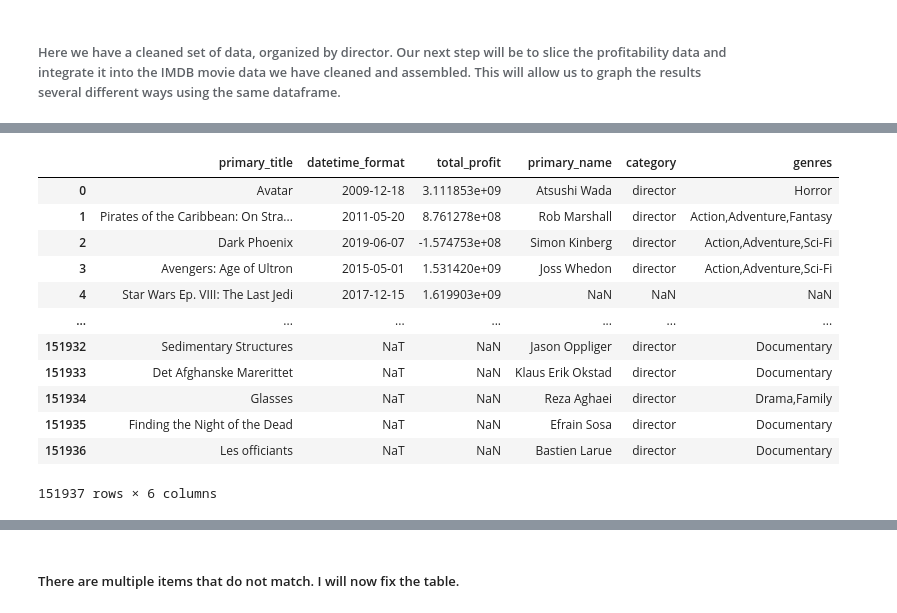
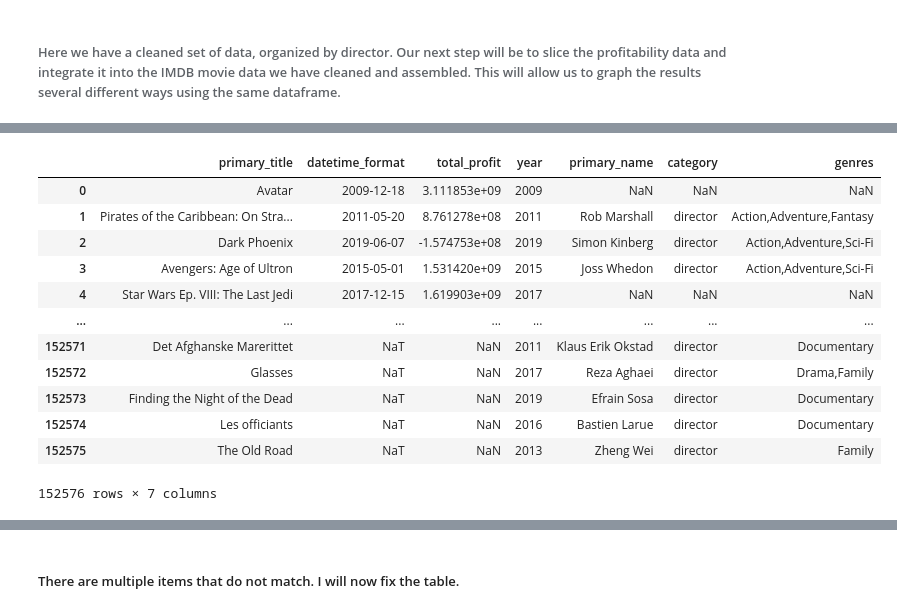
Before and after one commit to LumpyOctopus/Phase-One-Project, a Jupyter notebook: student.ipynb, the cells around one changed output, grey strips where cells are left out. Cells and saved outputs as stored; diff of their text form; code cells hidden in the pictures.

```diff
--- a/student.ipynb
+++ b/student.ipynb
@@ -199,6 +200,8 @@ movie_budget_df['total_profit'] = movie_budget_df['total_gross'] - movie_budget_
 # %%
 # I have added a column "datetime_format".  This is a copy of "release_date", and I can manipulate it much easier.
 movie_budget_df.drop(columns = ['release_date'], inplace = True)
+# %%
+movie_budget_df['year'] = pd.DatetimeIndex(movie_budget_df['datetime_format']).year
 # %%
 top_profit_df = movie_budget_df.sort_values(by='total_profit', ascending=False)
 top_profit_df.head(20)
@@ -353,5 +381,5 @@ movie_basics_df
 # %%
-columns = ['original_title', 'start_year', 'runtime_minutes']
+columns = ['original_title', 'runtime_minutes']
 movie_basics_df.drop(columns, inplace=True, axis=1)
 # %%
 titlenpeople_join_df= pd.merge(people_join_df, movie_basics_df, on='tconst', how='outer')
@@ -509,3 +542,6 @@ imdb_df
 # I no longer need "nconst" and "tconst".  To keep the data set clean, I am removing them.
 columns = ['tconst', 'nconst', 'directors', 'averagerating']
 imdb_df.drop(columns, inplace=True, axis=1)
+# %%
+imdb_df = imdb_df.rename(columns={'start_year': 'year'})
+imdb_df
@@ -527,0 +566,5 @@ imdb_df
+# %%
+imdb_df['year'] = pd.to_numeric(imdb_df['year'])
+imdb_df['year'] = imdb_df['year'].fillna(0)
+imdb_df['year'] = imdb_df['year'].astype(np.int64)
+imdb_df
@@ -570,22 +647,22 @@ sliced_profit_df
 # %%
 sliced_profit_df = sliced_profit_df.rename(columns={'movie': 'primary_title'})
 # %%
-movies_df = pd.merge(sliced_profit_df, cleaning_df, on='primary_title', how='outer')
+movies_df = pd.merge(sliced_profit_df, cleaning_df, how='outer', on= ['primary_title', 'year'])
 movies_df
 # %% [output]
-|  | primary_title | datetime_format | total_profit | primary_name | category | genres |
-| 0 | Avatar | 2009-12-18 | 3.111853e+09 | Atsushi Wada | director | Horror |
-| 1 | Pirates of the Caribbean: On Stra... | 2011-05-20 | 8.761278e+08 | Rob Marshall | director | Action,Adventure,Fantasy |
-| 2 | Dark Phoenix | 2019-06-07 | -1.574753e+08 | Simon Kinberg | director | Action,Adventure,Sci-Fi |
-| 3 | Avengers: Age of Ultron | 2015-05-01 | 1.531420e+09 | Joss Whedon | director | Action,Adventure,Sci-Fi |
-| 4 | Star Wars Ep. VIII: The Last Jedi | 2017-12-15 | 1.619903e+09 | NaN | NaN | NaN |
-| ... | ... | ... | ... | ... | ... | ... |
-| 151932 | Sedimentary Structures | NaT | NaN | Jason Oppliger | director | Documentary |
-| 151933 | Det Afghanske Marerittet | NaT | NaN | Klaus Erik Okstad | director | Documentary |
-| 151934 | Glasses | NaT | NaN | Reza Aghaei | director | Drama,Family |
-| 151935 | Finding the Night of the Dead | NaT | NaN | Efrain Sosa | director | Documentary |
-| 151936 | Les officiants | NaT | NaN | Bastien Larue | director | Documentary |
+|  | primary_title | datetime_format | total_profit | year | primary_name | category | genres |
+| 0 | Avatar | 2009-12-18 | 3.111853e+09 | 2009 | NaN | NaN | NaN |
+| 1 | Pirates of the Caribbean: On Stra... | 2011-05-20 | 8.761278e+08 | 2011 | Rob Marshall | director | Action,Adventure,Fantasy |
+| 2 | Dark Phoenix | 2019-06-07 | -1.574753e+08 | 2019 | Simon Kinberg | director | Action,Adventure,Sci-Fi |
+| 3 | Avengers: Age of Ultron | 2015-05-01 | 1.531420e+09 | 2015 | Joss Whedon | director | Action,Adventure,Sci-Fi |
+| 4 | Star Wars Ep. VIII: The Last Jedi | 2017-12-15 | 1.619903e+09 | 2017 | NaN | NaN | NaN |
+| ... | ... | ... | ... | ... | ... | ... | ... |
+| 152571 | Det Afghanske Marerittet | NaT | NaN | 2011 | Klaus Erik Okstad | director | Documentary |
+| 152572 | Glasses | NaT | NaN | 2017 | Reza Aghaei | director | Drama,Family |
+| 152573 | Finding the Night of the Dead | NaT | NaN | 2019 | Efrain Sosa | director | Documentary |
+| 152574 | Les officiants | NaT | NaN | 2016 | Bastien Larue | director | Documentary |
+| 152575 | The Old Road | NaT | NaN | 2013 | Zheng Wei | director | Family |
-151937 rows × 6 columns
+152576 rows × 7 columns
 # %%
 # The data set contains multiple entries of the movies, so I have removed the movie duplicates, keeping only the rows with directors.
 movies_df.drop_duplicates(keep=False, inplace=True)
```
Also changed, not shown: parts of 33 cells of this notebook, 3 other files.
